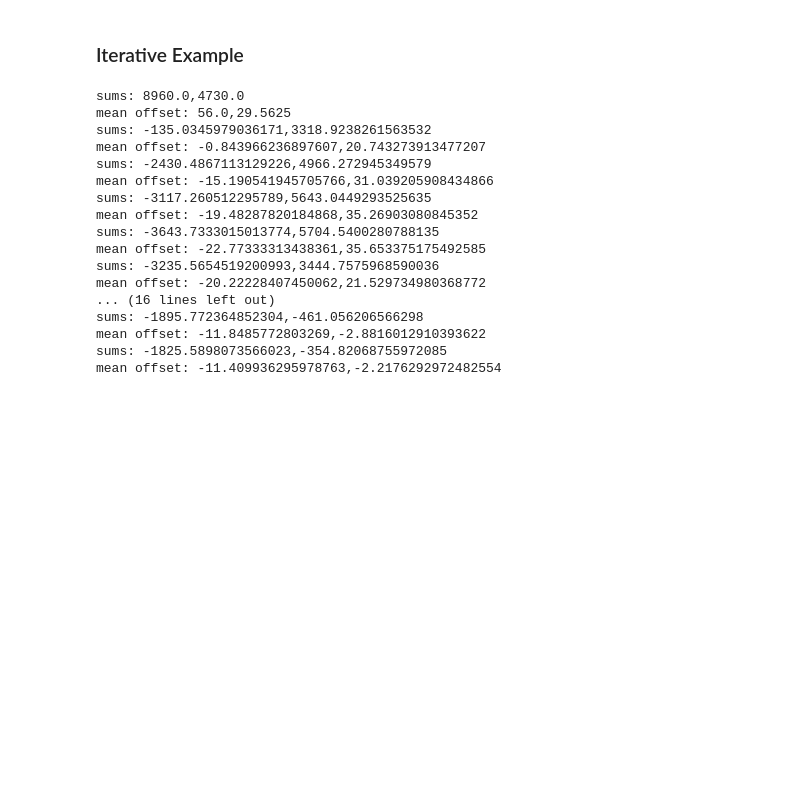
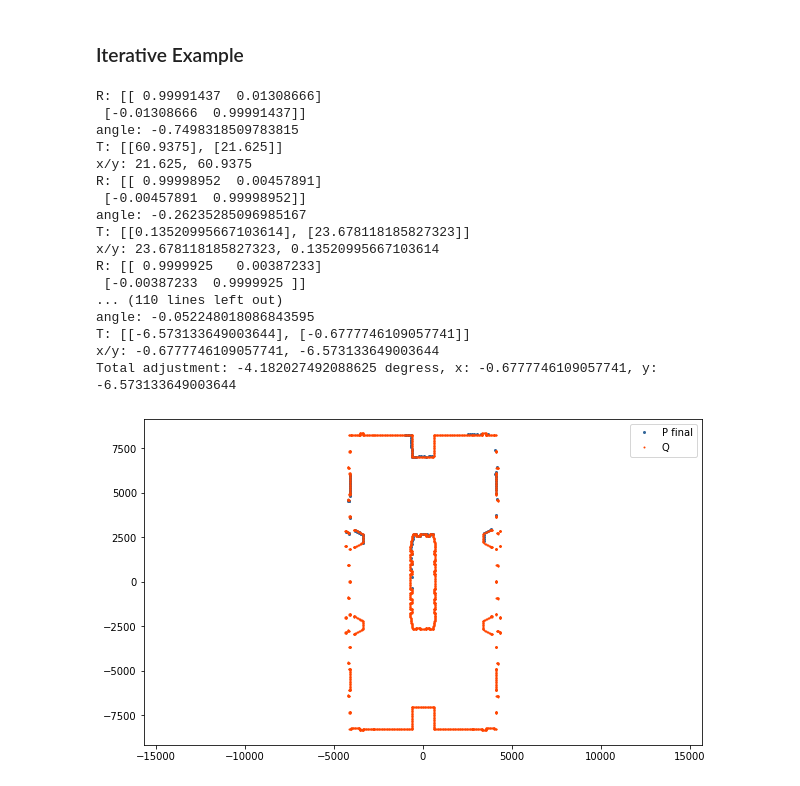
Before and after one commit to frc2357/lidar-map, a Jupyter notebook: notebooks/lidar_frc_field.ipynb, the cells around one changed output. Cells and saved outputs as stored; diff of their text form; code cells hidden in the pictures; blank space fills up the shorter version.

```diff
--- a/notebooks/lidar_frc_field.ipynb
+++ b/notebooks/lidar_frc_field.ipynb
@@ -133,26 +133,27 @@ plt.show()
 # %% [markdown]
 ### Iterative Example
 # %%
-P_values, corresp_values = icp_svd(P, Q, iterations=20)
+P_values, corresp_values = icp_svd(P, Q, iterations=25)
 ax = plot_data(P_values[-1], Q, label_1='P final', label_2='Q', markersize_1=2, markersize_2=1)
 plt.show()
 # %% [output]
-sums: 8960.0,4730.0
-mean offset: 56.0,29.5625
-sums: -135.0345979036171,3318.9238261563532
-mean offset: -0.843966236897607,20.743273913477207
-sums: -2430.4867113129226,4966.272945349579
-mean offset: -15.190541945705766,31.039205908434866
-sums: -3117.260512295789,5643.0449293525635
-mean offset: -19.48287820184868,35.26903080845352
-sums: -3643.7333015013774,5704.5400280788135
-mean offset: -22.77333313438361,35.653375175492585
-sums: -3235.5654519200993,3444.7575968590036
-mean offset: -20.22228407450062,21.529734980368772
-... (16 lines left out)
-sums: -1895.772364852304,-461.056206566298
-mean offset: -11.8485772803269,-2.8816012910393622
-sums: -1825.5898073566023,-354.82068755972085
-mean offset: -11.409936295978763,-2.2176292972482554
+R: [[ 0.99991437  0.01308666]
+ [-0.01308666  0.99991437]]
+angle: -0.7498318509783815
+T: [[60.9375], [21.625]]
+x/y: 21.625, 60.9375
+R: [[ 0.99998952  0.00457891]
+ [-0.00457891  0.99998952]]
+angle: -0.26235285096985167
+T: [[0.13520995667103614], [23.678118185827323]]
+x/y: 23.678118185827323, 0.13520995667103614
+R: [[ 0.9999925   0.00387233]
+ [-0.00387233  0.9999925 ]]
+... (110 lines left out)
+angle: -0.052248018086843595
+T: [[-6.573133649003644], [-0.6777746109057741]]
+x/y: -0.6777746109057741, -6.573133649003644
+Total adjustment: -4.182027492088625 degress, x: -0.6777746109057741, y: -6.573133649003644
+[figure, added]
 # %%
 animate_results(P_values, Q, correspondences, corresp_values, xlim=(-6000, 6000), ylim=(-10000, 10000))
```
Also changed, not shown: parts of 9 cells of this notebook, 2 other files.
